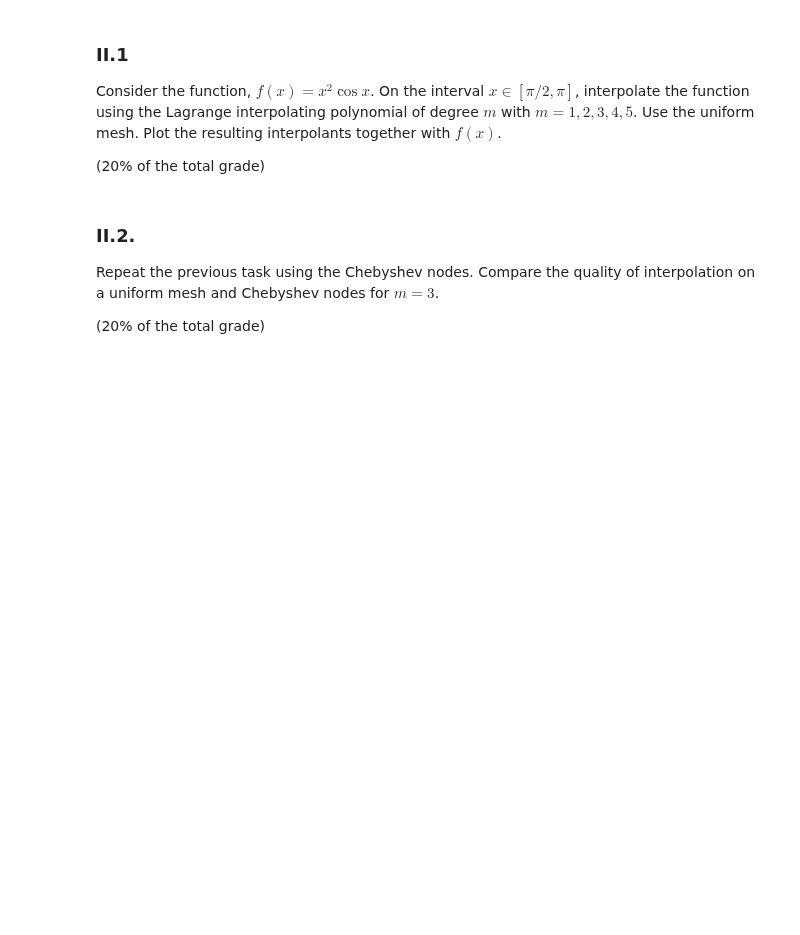
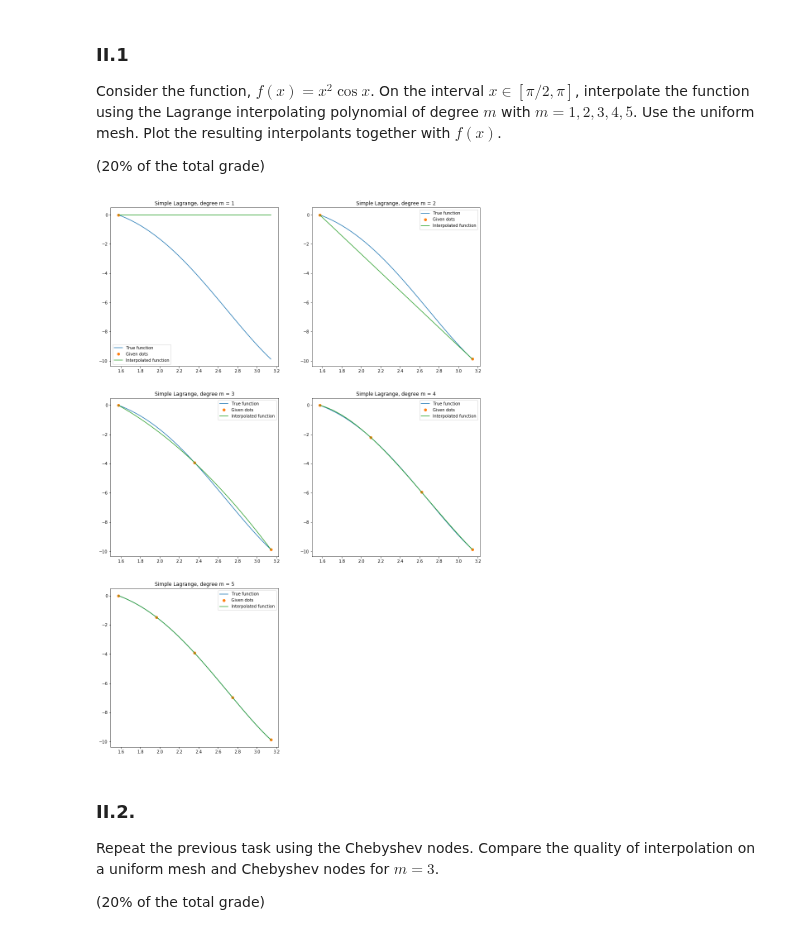
Before and after one commit to ev-br/CP2020, a Jupyter notebook: week_5_intep_approx.ipynb, the cells around one changed output. Saved outputs shown, nothing was run; the diff lists cells and outputs as text; code cells hidden in the pictures; blank space fills up the shorter version.

```diff
--- a/week_5_intep_approx.ipynb
+++ b/week_5_intep_approx.ipynb
@@ -138,3 +142,45 @@ Consider the function, $f(x) = x^2 \cos{x}$. On the interval $x\in [\pi/2, \pi]$
+# %%
+def f(x):
+    return x ** 2 * np.cos(x)
+# %%
+def basis_polynome(x, x0, y0, j):
+    l = np.ones_like(x)
+    for i in range(x0.size):
+        if (i != j):
+            l *= (x - x0[i]) / (x0[j] - x0[i])
+    return l
+
+
+def lagrange_polynome(x, x0, y0):
+    x = np.asarray(x)
+    x0 = np.asarray(x0)
+    y0 = np.asarray(y0)
+    L = 0
+    for j in range(x0.size):
+        L += y0[j] * basis_polynome(x, x0, y0, j)
+    return L
+# %%
+x_arr = np.linspace(np.pi / 2 , np.pi, int(1e3))
+plt.figure(figsize=(16, 24))
+for m in range(1, 6):
+    x_dots = np.linspace(np.pi / 2 , np.pi, int(m))
+    y_dots = f(x_dots)
+
+    plt.subplot(3, 2, m)
+
+    plt.plot(x_arr, f(x_arr), '-', label='True function')
+
+    plt.plot(x_dots, y_dots, 'o', label='Given dots')
+
+    plt.plot(x_arr, lagrange_polynome(x_arr, x_dots, y_dots), label='Interpolated function')
+
+    plt.title('Simple Lagrange, degree m = {}'.format(m))
+
+    plt.legend()
+
+plt.show()
+# %% [output]
+[figure, added]
 # %% [markdown]
 ### II.2.
 
```
Also changed, not shown: parts of 9 cells of this notebook, 1 other file.
